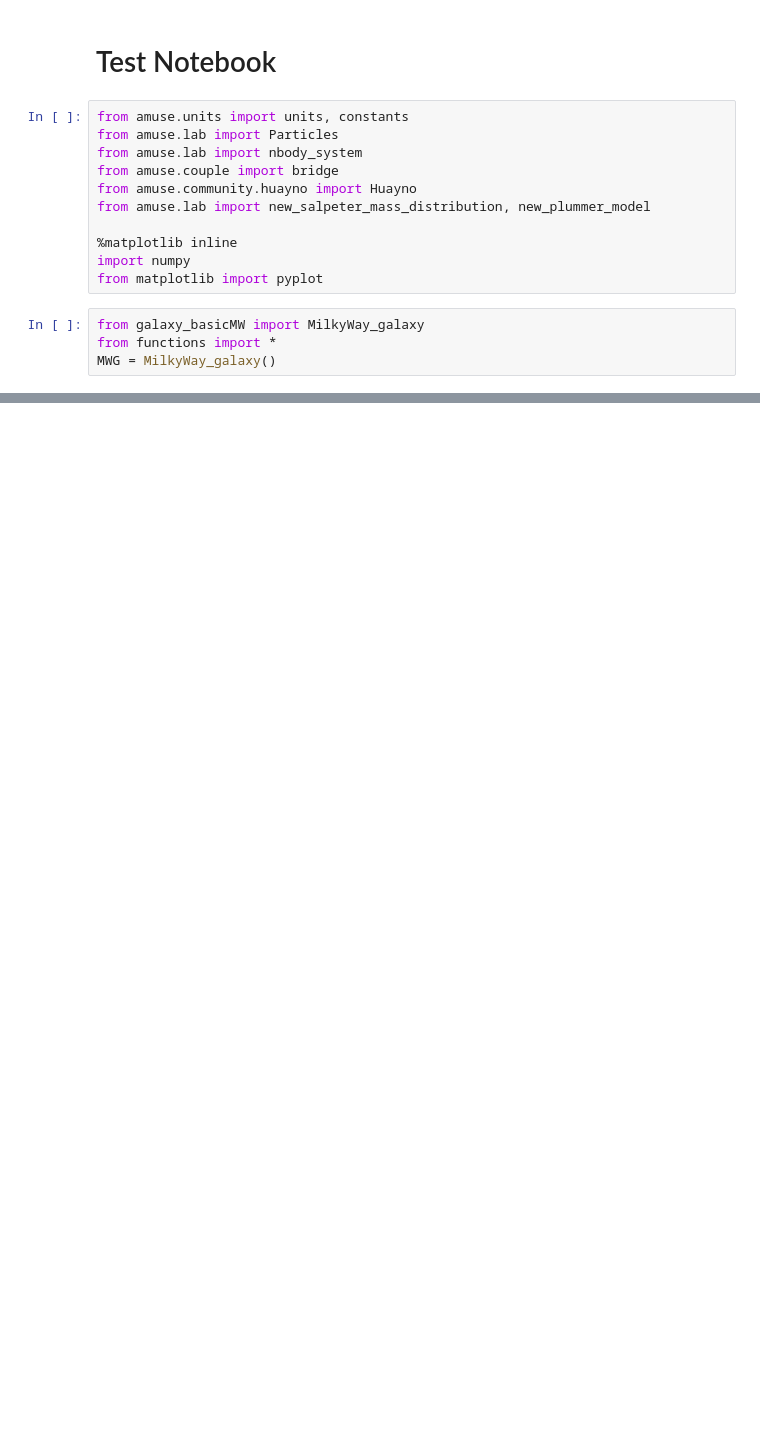
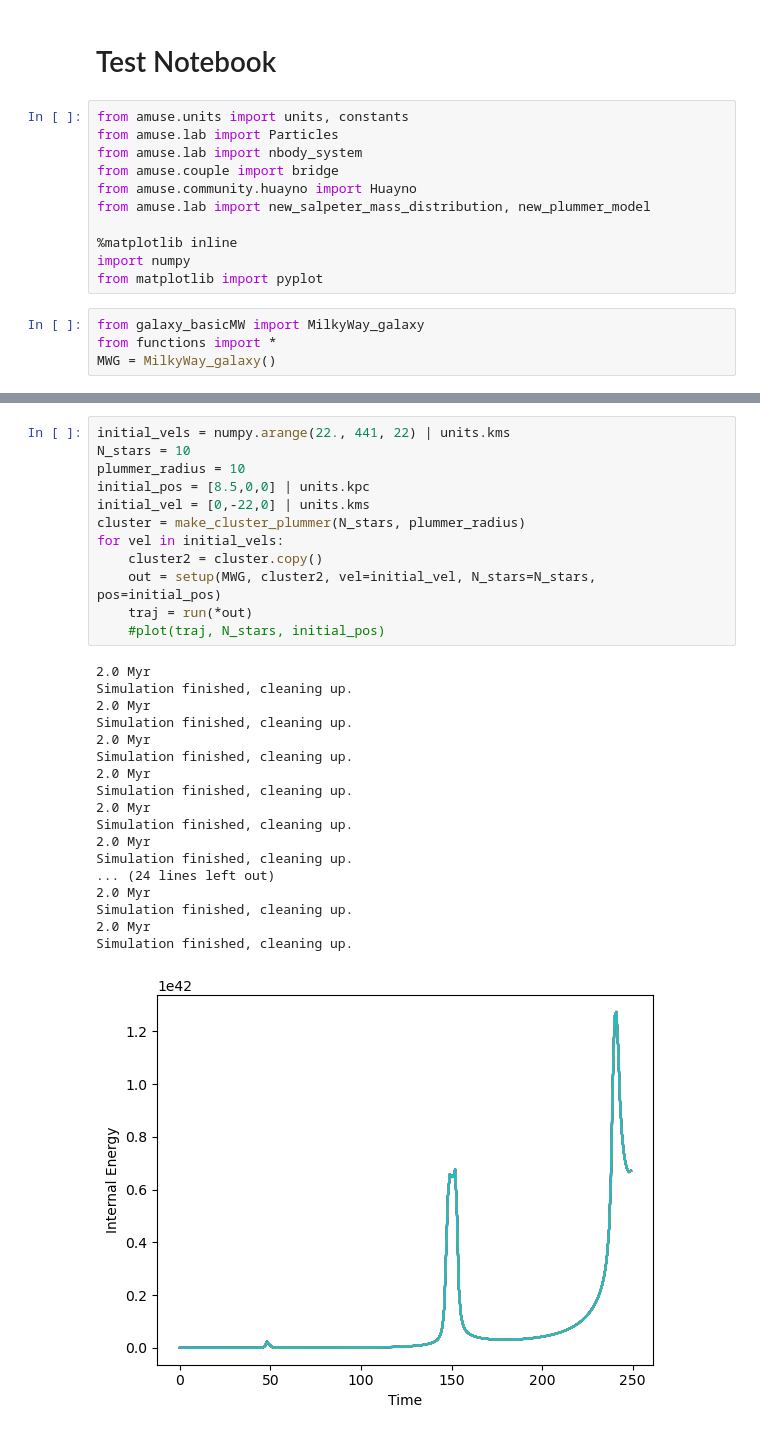
Before and after one commit to mostraus/AMUSE-Group11, a Jupyter notebook: Test.ipynb, the cells around one changed output, grey strips where cells are left out. Saved outputs shown, nothing was run; the diff lists cells and outputs as text; blank space fills up the shorter version.

```diff
--- a/Test.ipynb
+++ b/Test.ipynb
@@ -36,0 +43,31 @@ Simulation finished, cleaning up.
+# %%
+initial_vels = numpy.arange(22., 441, 22) | units.kms
+N_stars = 10
+plummer_radius = 10
+initial_pos = [8.5,0,0] | units.kpc
+initial_vel = [0,-22,0] | units.kms
+cluster = make_cluster_plummer(N_stars, plummer_radius)
+for vel in initial_vels:
+    cluster2 = cluster.copy()
+    out = setup(MWG, cluster2, vel=initial_vel, N_stars=N_stars, pos=initial_pos)
+    traj = run(*out)
+    #plot(traj, N_stars, initial_pos)
+# %% [output]
+2.0 Myr
+Simulation finished, cleaning up.
+2.0 Myr
+Simulation finished, cleaning up.
+2.0 Myr
+Simulation finished, cleaning up.
+2.0 Myr
+Simulation finished, cleaning up.
+2.0 Myr
+Simulation finished, cleaning up.
+2.0 Myr
+Simulation finished, cleaning up.
+... (24 lines left out)
+2.0 Myr
+Simulation finished, cleaning up.
+2.0 Myr
+Simulation finished, cleaning up.
+[figure, added]
```
Also changed, not shown: parts of 3 cells of this notebook, 1 other file.
